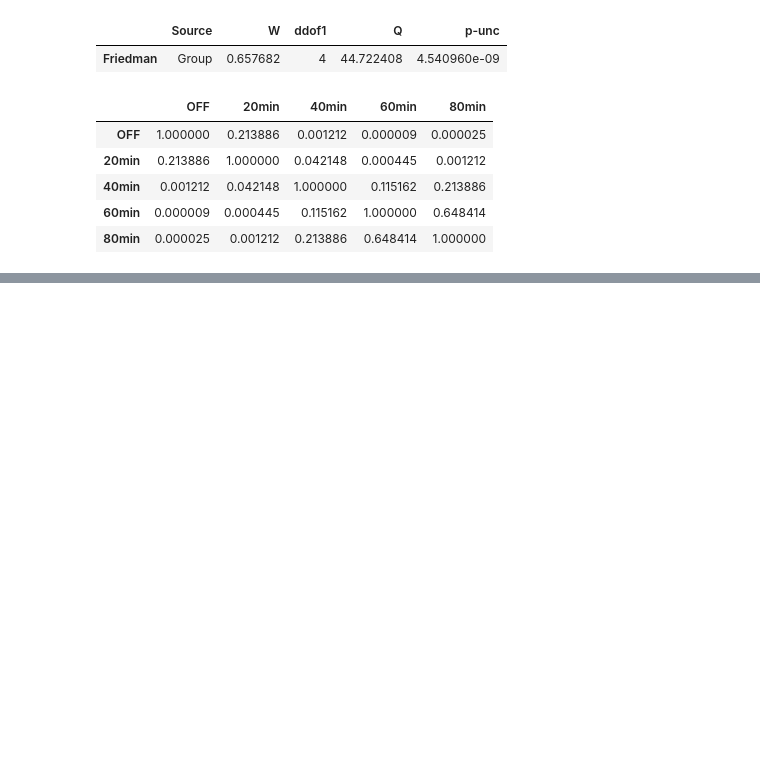
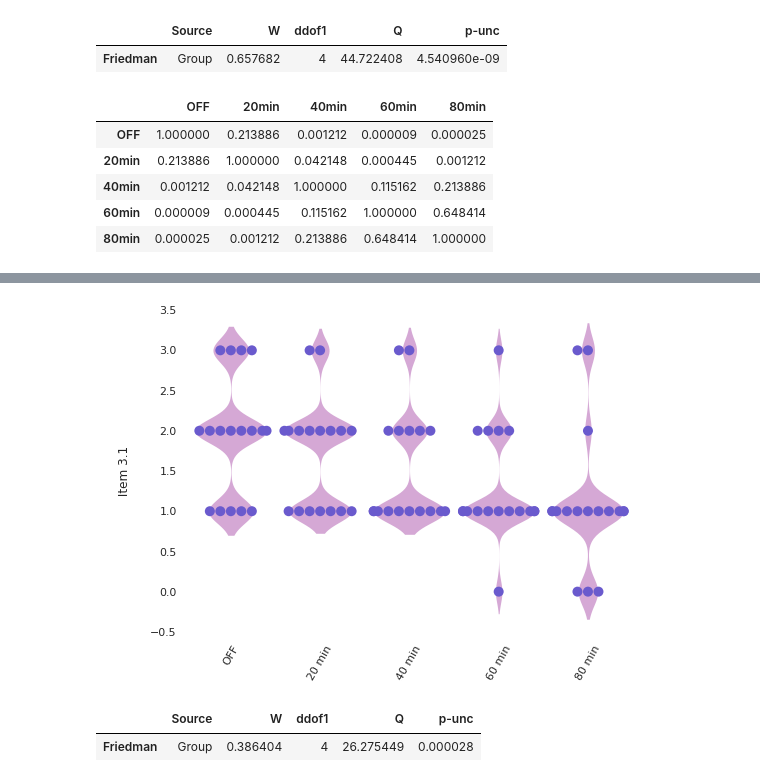
Before and after one commit to Le-bruit-de-nos-pas/3D_Kinematics_Levodopa_Challenge_2021-2023, a Jupyter notebook: LCT_ClinicalData.ipynb, the cells around one changed output, grey strips where cells are left out. Cells and saved outputs as stored; diff of their text form; code cells hidden in the pictures; blank space fills up the shorter version.

```diff
--- a/LCT_ClinicalData.ipynb
+++ b/LCT_ClinicalData.ipynb
@@ -300,0 +313,20 @@ sp.posthoc_conover_friedman(a=output_wide_clinical, y_col="Axial_Score", group_c
+# %%
+sns.set(style="white")
+
+ax = sns.violinplot(x="Group", y="Item_3.1", data=output_wide_clinical, color="plum",  linewidth = 0, alpha = 1, scale="width", bw=0.2, cut=2)
+sns.swarmplot(y = "Item_3.1", x = "Group", data = output_wide_clinical, color="slateblue", edgecolor = "slateblue", size = 10, alpha = 1)
+
+ax.set(xlabel=None)
+ax.set(ylabel="\n Item 3.1 \n")
+ax.set_xticklabels(ax.get_xticklabels(),rotation = 60)
+ax.set_xticklabels(['OFF', '20 min', '40 min', '60 min', '80 min'])
+
+sns.set(rc={'figure.figsize':(8,6)})
+sns.despine(left=True, bottom=True)
+# %% [output]
+[figure, added]
+# %%
+pg.friedman(data=output_wide_clinical, dv="Item_3.1", within="Group", subject="patient")
+# %% [output]
+|  | Source | W | ddof1 | Q | p-unc |
+| Friedman | Group | 0.386404 | 4 | 26.275449 | 0.000028 |
```
Also changed, not shown: parts of 46 cells of this notebook.
